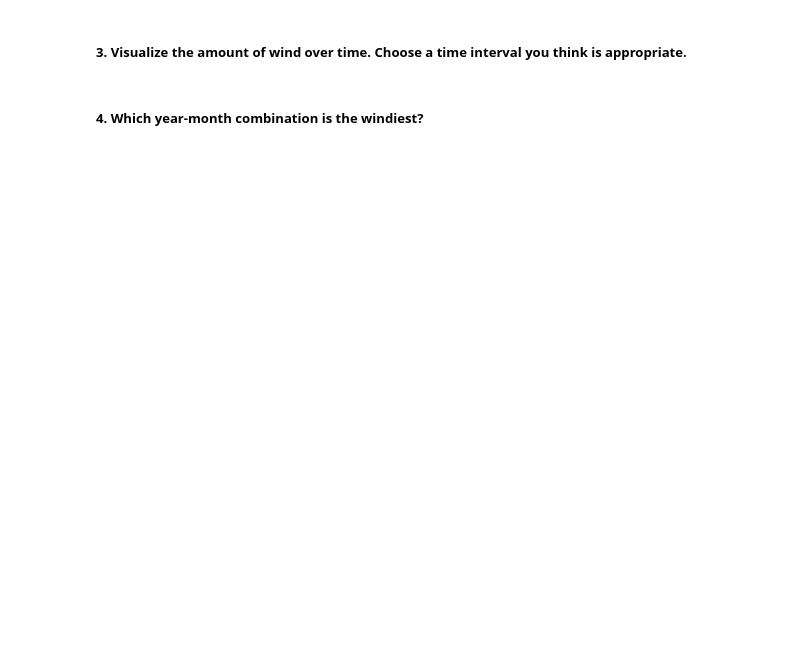
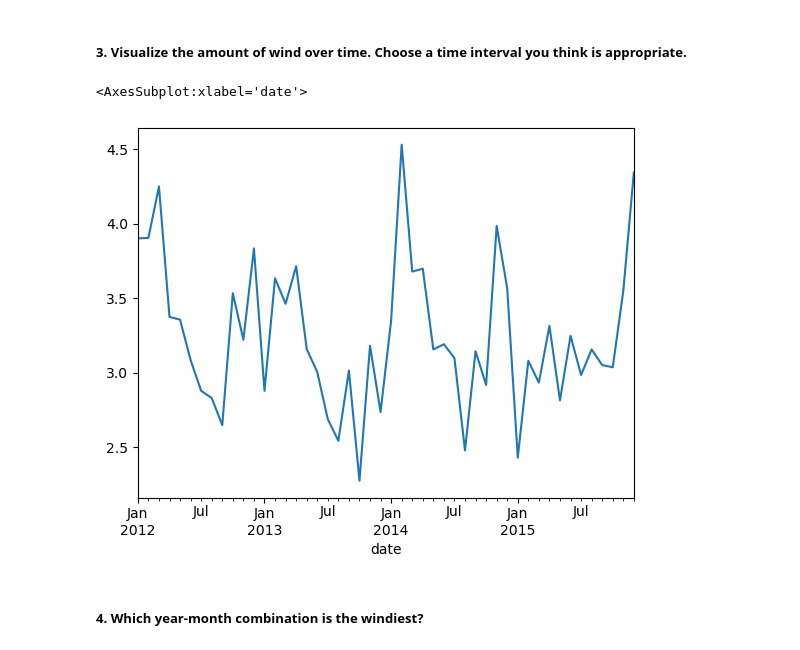
Before and after one commit to corey-baughman/013_time-series-exercises, a Jupyter notebook: 0420_work_w_time.ipynb, the cells around one changed output. Saved outputs shown, nothing was run; the diff lists cells and outputs as text; code cells hidden in the pictures; blank space fills up the shorter version.

```diff
--- a/0420_work_w_time.ipynb
+++ b/0420_work_w_time.ipynb
@@ -363,4 +395,9 @@ memory usage: 68.6+ KB
 # %% [markdown]
 ##### 3. Visualize the amount of wind over time. Choose a time interval you think is appropriate.
+# %%
+sea.resample('M').wind.mean().plot()
+# %% [output]
+<AxesSubplot:xlabel='date'>
+[figure, added]
 # %% [markdown]
 ##### 4. Which year-month combination is the windiest?
```
Also changed, not shown: parts of 23 cells of this notebook, 1 other file.
